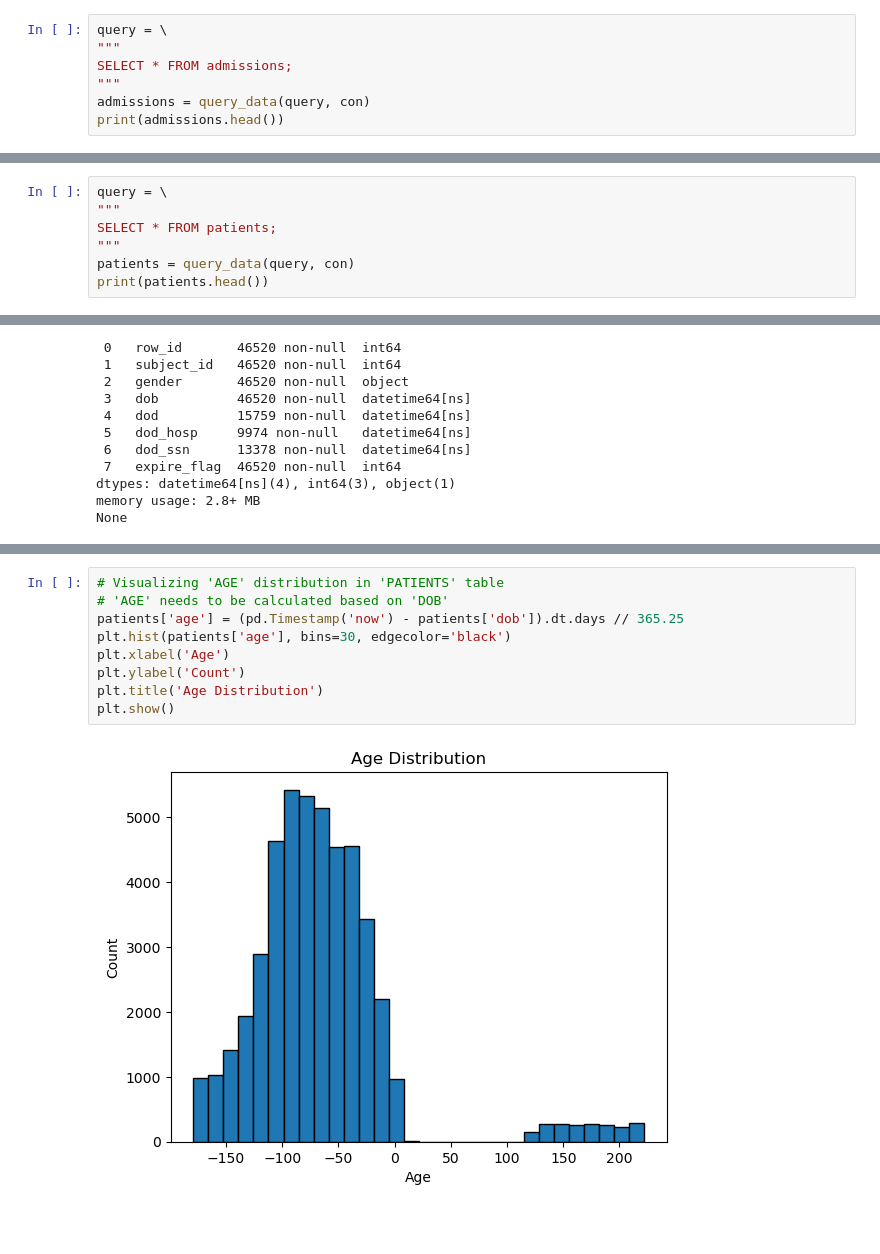
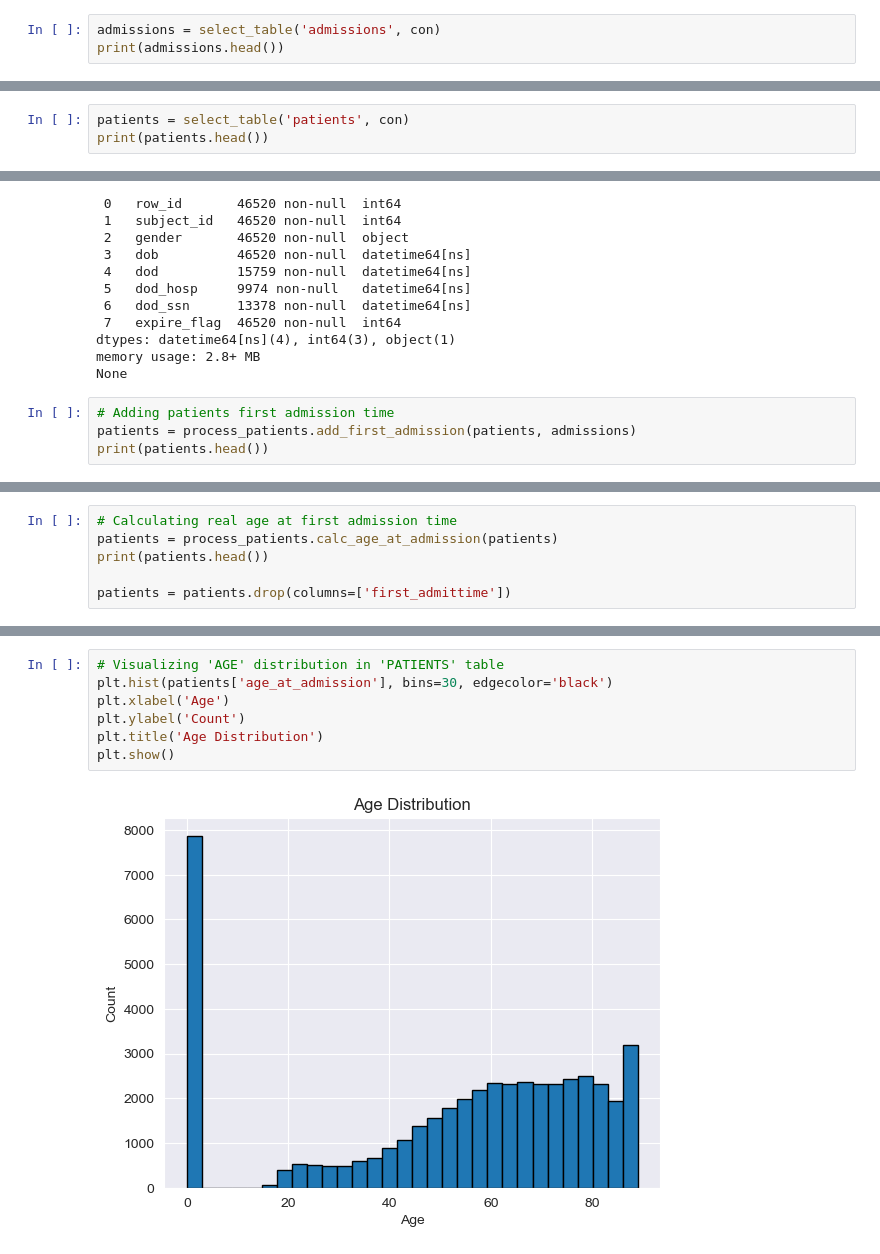
Before and after one commit to drama-404/FuzzyMedNet, a Jupyter notebook: data_viz/01_patient_stay_data.ipynb, the cells around one changed output, grey strips where cells are left out. Cells and saved outputs as stored; diff of their text form; blank space fills up the shorter version.

Commit message:
processed patient stay data

```diff
--- a/data_viz/01_patient_stay_data.ipynb
+++ b/data_viz/01_patient_stay_data.ipynb
@@ -14,11 +20,7 @@ con = create_connection()
 # %% [markdown]
 # Admissions
 # %%
-query = \
-"""
-SELECT * FROM admissions;
-"""
-admissions = query_data(query, con)
+admissions = select_table('admissions', con)
 print(admissions.head())
 # %% [output]
    row_id  subject_id  hadm_id           admittime           dischtime  \
@@ -206,11 +195,7 @@ print(diagnoses_counts)
 # %% [markdown]
 # Patients
 # %%
-query = \
-"""
-SELECT * FROM patients;
-"""
-patients = query_data(query, con)
+patients = select_table('patients', con)
 print(patients.head())
 # %% [output]
    row_id  subject_id gender        dob        dod   dod_hosp dod_ssn  \
@@ -245,3 +230,7 @@ Data columns (total 8 columns):
 dtypes: datetime64[ns](4), int64(3), object(1)
 memory usage: 2.8+ MB
 None
+# %%
+# Adding patients first admission time
+patients = process_patients.add_first_admission(patients, admissions)
+print(patients.head())
@@ -247,0 +271,6 @@ None
+# %%
+# Calculating real age at first admission time
+patients = process_patients.calc_age_at_admission(patients)
+print(patients.head())
+
+patients = patients.drop(columns=['first_admittime'])
@@ -248,11 +291,9 @@ None
 # %%
 # Visualizing 'AGE' distribution in 'PATIENTS' table
-# 'AGE' needs to be calculated based on 'DOB'
-patients['age'] = (pd.Timestamp('now') - patients['dob']).dt.days // 365.25
-plt.hist(patients['age'], bins=30, edgecolor='black')
+plt.hist(patients['age_at_admission'], bins=30, edgecolor='black')
 plt.xlabel('Age')
 plt.ylabel('Count')
 plt.title('Age Distribution')
 plt.show()
 # %% [output]
-[figure, old version]
+[figure, new version]
```
Also changed, not shown: parts of 28 cells of this notebook, 8 other files.
